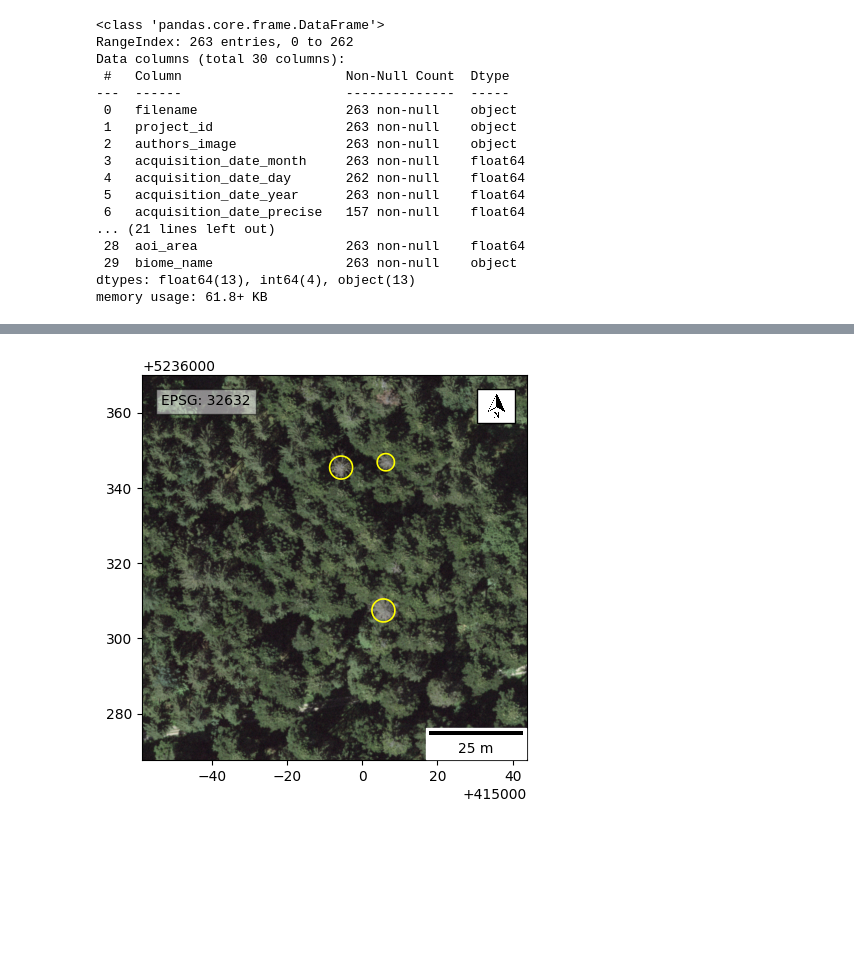
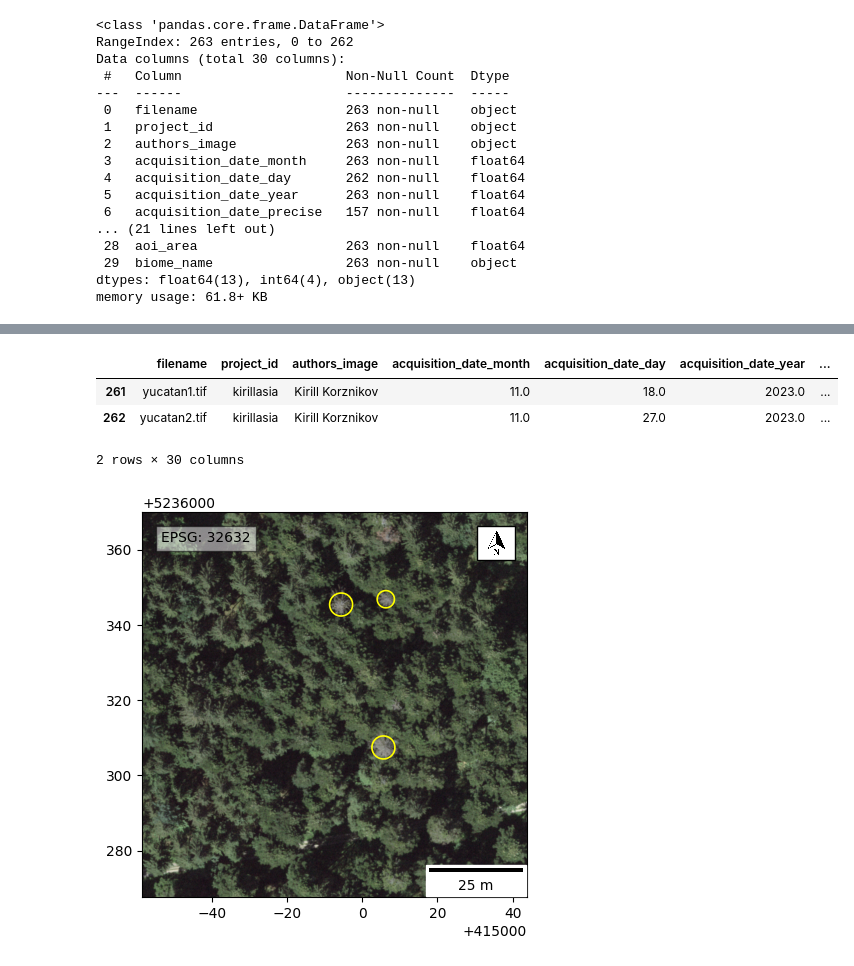
Before and after one commit to jmoeh/standing-deadwood, a Jupyter notebook: notebooks/101_generate_plots.ipynb, the cells around one changed output, grey strips where cells are left out. Cells and saved outputs as stored; diff of their text form; code cells hidden in the pictures; blank space fills up the shorter version.

```diff
--- a/notebooks/101_generate_plots.ipynb
+++ b/notebooks/101_generate_plots.ipynb
@@ -37,3 +49,10 @@ memory usage: 61.8+ KB
+# %%
+meta_df[meta_df["biome_name"] == "Tropical and Subtropical Moist Broadleaf Forests"]
+# %% [output]
+|  | filename | project_id | authors_image | acquisition_date_month | acquisition_date_day | acquisition_date_year | ... |
+| 261 | yucatan1.tif | kirillasia | Kirill Korznikov | 11.0 | 18.0 | 2023.0 | ... |
+| 262 | yucatan2.tif | kirillasia | Kirill Korznikov | 11.0 | 27.0 | 2023.0 | ... |
+2 rows × 30 columns
 # %%
 tile_folder = "/net/home/jmoehring/scratch/tiles_1024/switzerlandeth_rgb19/0.1/"
 label_folder = "/net/home/jmoehring/tree_mortality_orthophotos/labels_and_aois"
```
Also changed, not shown: parts of 1 cell of this notebook, 6 other files.
